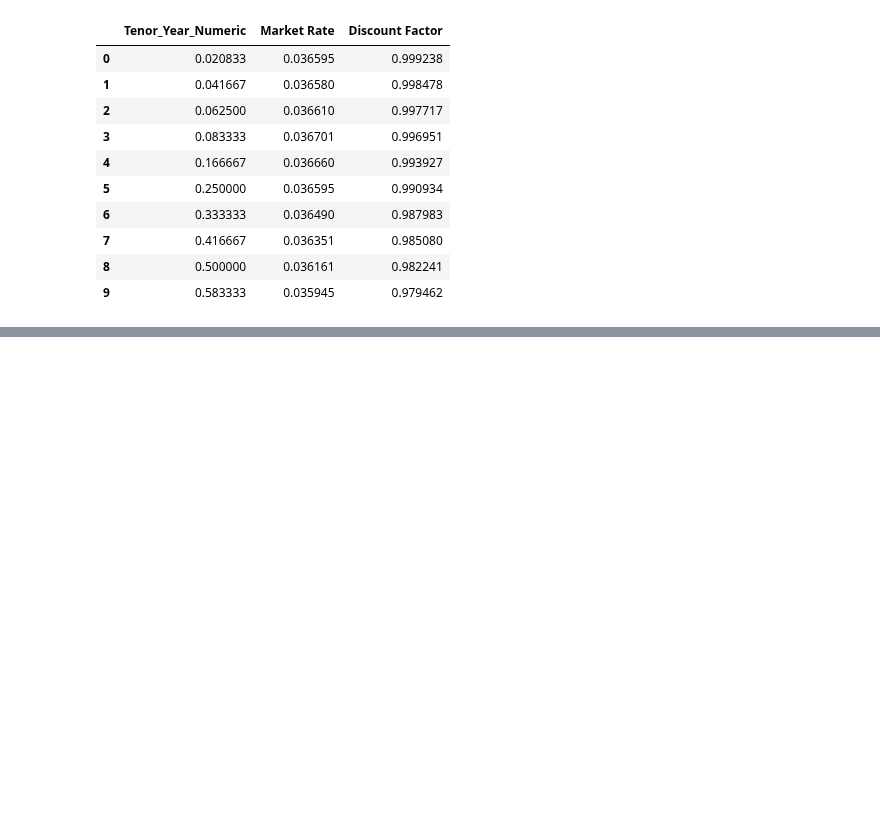
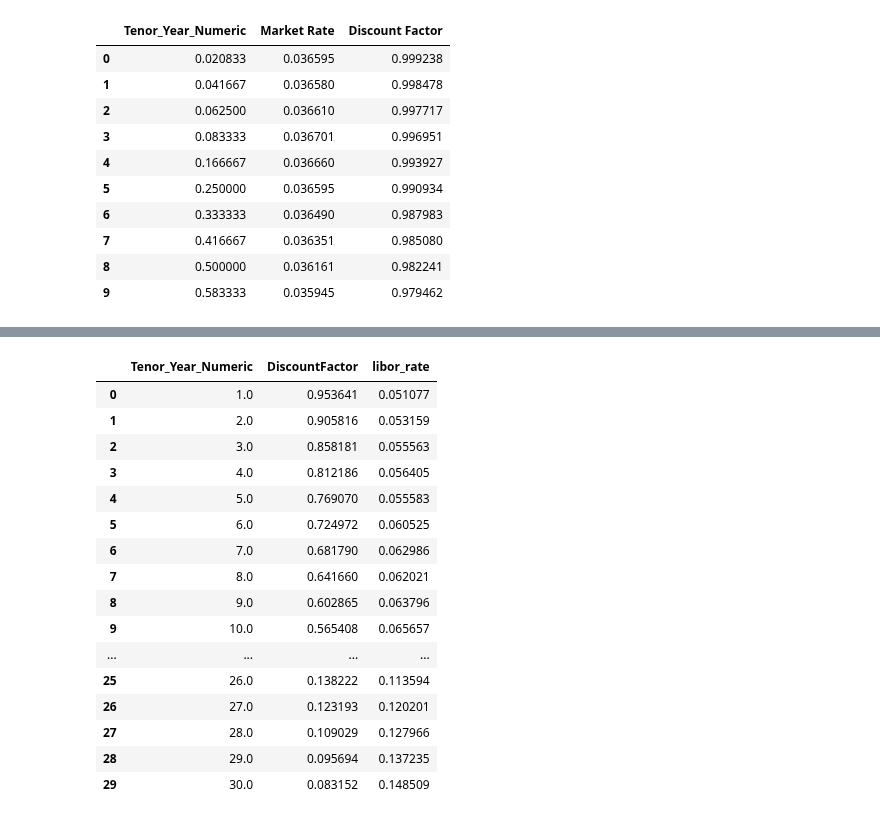
Before and after one commit to Gregtwl/QF605_Assignment, a Jupyter notebook: Answer_Deck.ipynb, the cells around one changed output, grey strips where cells are left out. Saved outputs shown, nothing was run; the diff lists cells and outputs as text; code cells hidden in the pictures; blank space fills up the shorter version.

```diff
--- a/Answer_Deck.ipynb
+++ b/Answer_Deck.ipynb
@@ -509,0 +618,20 @@ display(interpolated_ois_term, extracted_ois_values)
+# %%
+libor_rates_unsecured
+# %% [output]
+|  | Tenor_Year_Numeric | DiscountFactor | libor_rate |
+| 0 | 1.0 | 0.953641 | 0.051077 |
+| 1 | 2.0 | 0.905816 | 0.053159 |
+| 2 | 3.0 | 0.858181 | 0.055563 |
+| 3 | 4.0 | 0.812186 | 0.056405 |
+| 4 | 5.0 | 0.769070 | 0.055583 |
+| 5 | 6.0 | 0.724972 | 0.060525 |
+| 6 | 7.0 | 0.681790 | 0.062986 |
+| 7 | 8.0 | 0.641660 | 0.062021 |
+| 8 | 9.0 | 0.602865 | 0.063796 |
+| 9 | 10.0 | 0.565408 | 0.065657 |
+| ... | ... | ... | ... |
+| 25 | 26.0 | 0.138222 | 0.113594 |
+| 26 | 27.0 | 0.123193 | 0.120201 |
+| 27 | 28.0 | 0.109029 | 0.127966 |
+| 28 | 29.0 | 0.095694 | 0.137235 |
+| 29 | 30.0 | 0.083152 | 0.148509 |
```
Also changed, not shown: parts of 20 cells of this notebook.
